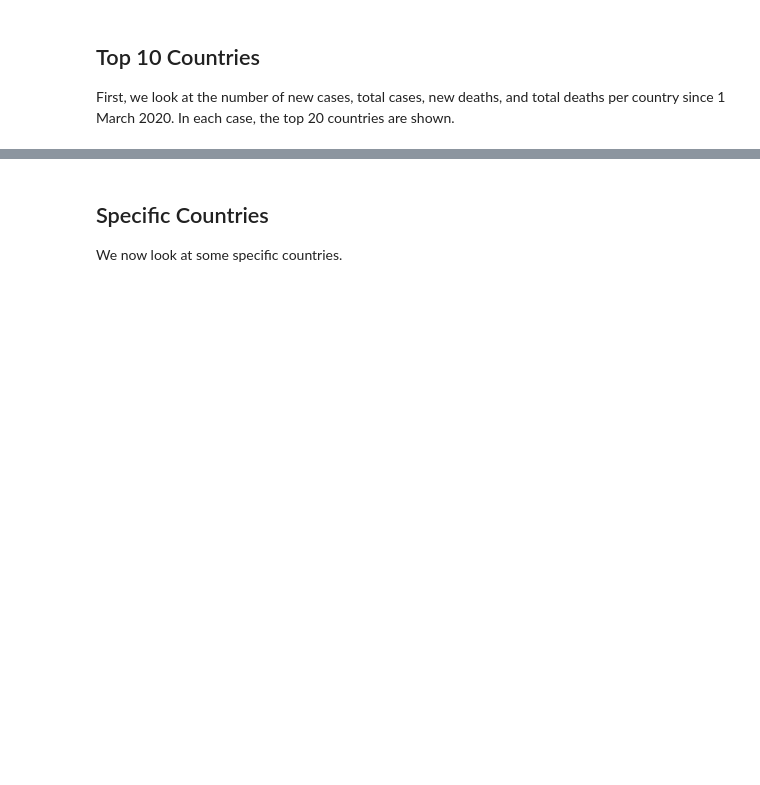
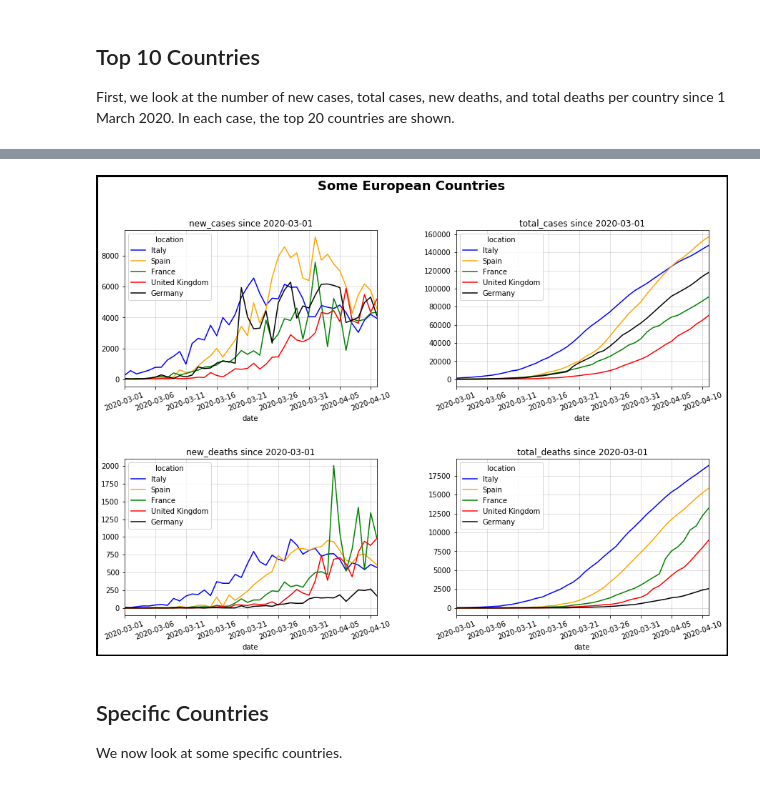
Before and after one commit to bakirl/covid19-tracker, a Jupyter notebook: covid19.ipynb, the cells around one changed output, grey strips where cells are left out. Saved outputs shown, nothing was run; the diff lists cells and outputs as text; code cells hidden in the pictures; blank space fills up the shorter version.

```diff
--- a/covid19.ipynb
+++ b/covid19.ipynb
@@ -137,3 +150,9 @@ for values, axis in zip(['new_cases', 'total_cases', 'new_deaths', 'total_deaths
+# %%
+covid_plot(countries=['Italy','Spain','France','United Kingdom','Germany'],
+           colors=['blue','orange','green','red','black'],
+           suptitle='Some European Countries', sort=False)
+# %% [output]
+[figure, added]
 # %% [markdown]
 ## Specific Countries
 We now look at some specific countries.
```
Also changed, not shown: parts of 12 cells of this notebook.
